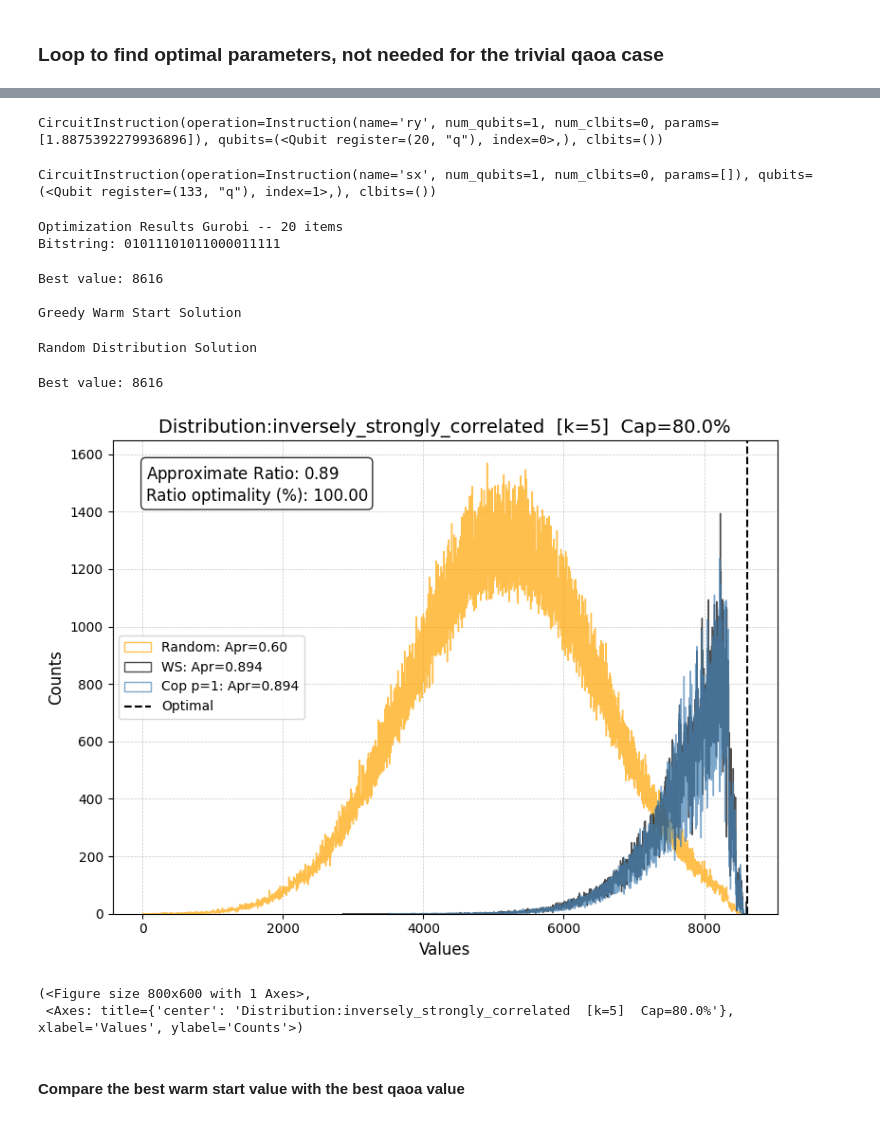
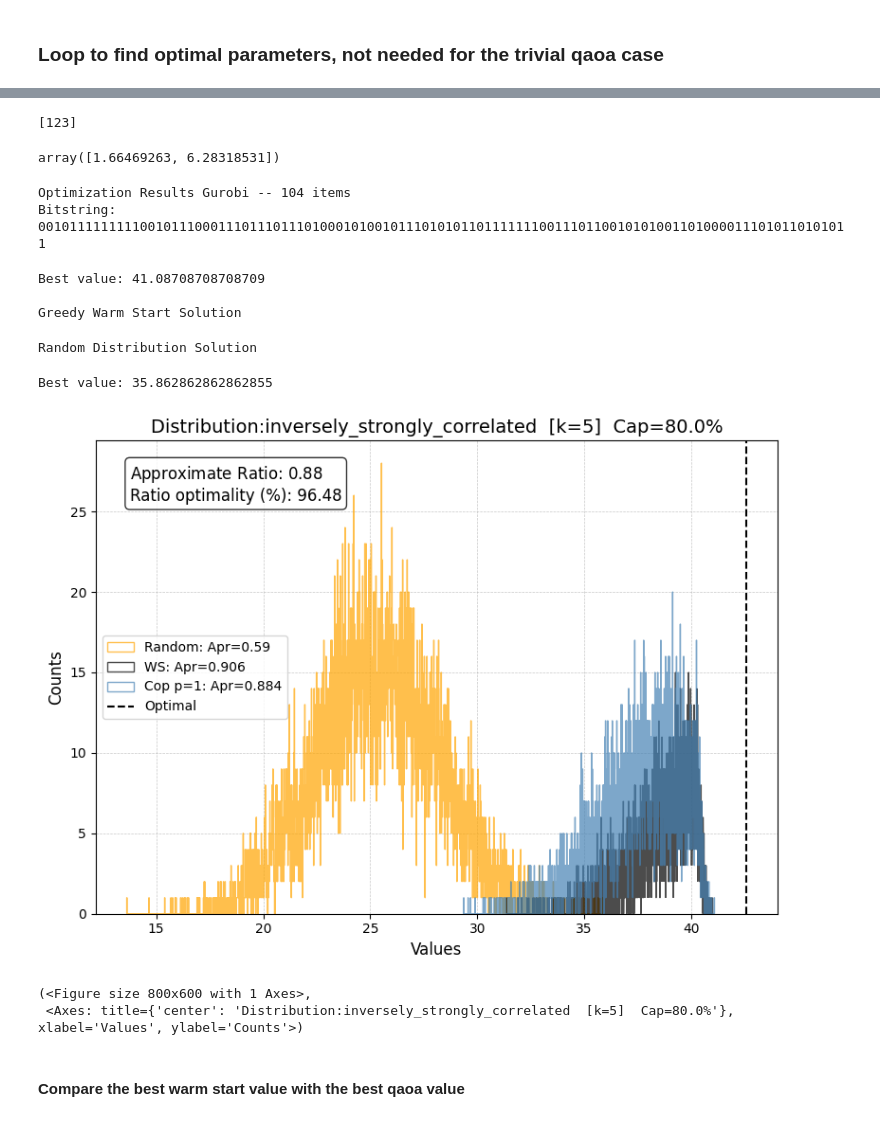
Before and after one commit to jhoule42/xQAOA_unit_commitment, a Jupyter notebook: ibrahim_test.ipynb, the cells around one changed output, grey strips where cells are left out. Drawn from its saved outputs; the diff is of its cells as text; code cells hidden in the pictures.

Commit message:
record latest qaoa results

```diff
--- a/ibrahim_test.ipynb
+++ b/ibrahim_test.ipynb
@@ -36,10 +36,9 @@ Backend Connected.
 # %%
 from qiskit.transpiler import generate_preset_pass_manager
 
-pm = generate_preset_pass_manager(optimization_level=3, backend=backend)
-#n = 104 # number of qubits
-n=20
-shots = 1000_000 # number of shots
+n = 104 # number of qubits
+pm = generate_preset_pass_manager(optimization_level=3, backend=backend)#, initial_layout=list(range(n)))
+shots = 10_000 # number of shots
 p = 1 # number of layers for the QAOA circuit
 load_factor = 0.8  # if set to None; random load between [0.25-0.75] max weight
 light_cone = True
@@ -53,6 +52,7 @@ bit_mapping = 'regular' # choose 'inverse' to solve UC
 
 # Generate values and weights for the current distributioné
 v, w = func_distribution(n)
+v = v/np.max(v)
 c = np.ceil(load_factor * sum(w)).astype(int)
 # %% [markdown]
 ### Define cost function, not sure if this is consistent with the cost unitary in the qaoa ansatz.
@@ -68,11 +68,11 @@ def cost_hamiltonian_paulis_op(n, v):
         z_string = ['I'] * n
         z_string[i] = 'Y'
         pauli_terms.append(''.join(z_string))
-        coeffs.append(-v[i])  # coefficient for -Z_i
+        coeffs.append(-v[i]/2)  # coefficient for -Z_i
 
     # # Add the identity part: sum_i v_i / 2
-    # pauli_terms.append('I' * n)
-    # coeffs.append(sum(v)/2)
+    pauli_terms.append('I' * n)
+    coeffs.append(sum(v)/2)
 
     return SparsePauliOp.from_list(list(zip(pauli_terms, coeffs)))
 
@@ -99,7 +99,7 @@ cost_qc = QuantumCircuit(n)
 mixer_qc = QuantumCircuit(n)
 
 cost_layer = optimizer_C.generate_cost_unitary(gamma=gamma[0])
-mixer_layer = optimizer_C.ring_copula_mixer(QuantumCircuit(n), p_dist_test,theta=-1, beta=beta[0])
+mixer_layer = optimizer_C.ring_copula_mixer(QuantumCircuit(n), p_dist,theta=-1, beta=beta[0])
 cost_qc.compose(cost_layer, inplace=True)
 mixer_qc.compose(mixer_layer, inplace=True)
 
@@ -121,21 +121,21 @@ basis_gates = backend.basis_gates
 
 # initialize noisy simulator
 estimator_mps = EstimatorV2(
-    options={"backend_options": {#"method": "matrix_product_state",
+    options={"backend_options": {"method": "matrix_product_state",
                                  "noise_model": nm,
                                  "coupling_map":coupling_map,
                                  },
                                })
 
 sampler_mps = SamplerV2(
-    options={"backend_options": {#"method": "matrix_product_state",
+    options={"backend_options": {"method": "matrix_product_state",
                                  "noise_model": nm,
                                  "coupling_map":coupling_map,
                                  },
                                  })
 
 print("Transpiling the circuit...")
-transpiled_circuit = pm.run(qaoa_ansatz.assign_parameters([0,0]))
+transpiled_circuit = pm.run(qaoa_ansatz)
 
 print(f"(Transpiled) Circuit depth: {transpiled_circuit.depth()}")
 print(f"(Transpiled) 2Q gates depth: {transpiled_circuit.depth(lambda x: (len(x.qubits)==2))}")
@@ -275,24 +279,21 @@ mapped_H_for_lc = cost_hamiltonian.apply_layout(transpiled_circuit.layout)
 # %%
 #pick out best final param
 
-#[i for i in range(len(x_vals)) if y_vals[i] == np.max(y_vals)]
+[i for i in range(len(x_vals)) if y_vals[i] == np.max(y_vals)]
+# %% [output]
+[123]
-# %%
-initial_state_qc.data[0]
-# %% [output]
-CircuitInstruction(operation=Instruction(name='ry', num_qubits=1, num_clbits=0, params=[1.8875392279936896]), qubits=(<Qubit register=(20, "q"), index=0>,), clbits=())
-# %%
-transpiled_circuit.data[0]
-# %% [output]
-CircuitInstruction(operation=Instruction(name='sx', num_qubits=1, num_clbits=0, params=[]), qubits=(<Qubit register=(133, "q"), index=1>,), clbits=())
+# %%
+x_vals[123]
+# %% [output]
+array([1.66469263, 6.28318531])
 # %%
 from scripts.utils.kp_utils import probabilty_success
 
 est = False
 
 if light_cone:
-    #opt_circuit_lc = transpiled_circuit
-    #opt_circuit_lc = initial_state_qc
-    opt_circuit_lc= qaoa_ansatz.assign_parameters([0,0])
+    opt_circuit_lc = transpiled_circuit.assign_parameters([1.66469263, 6.28318531])
+
     if est:
         job_lc = estimator_mps.run([(opt_circuit_lc, mapped_H_for_lc)])
     else:
@@ -384,38 +385,38 @@ print(f"Best value: {max(dict_bit_values_random.keys())}")
 data_dict = {
 f"Random: Apr={aprox_ratio_random:.2f}": dict_bit_values_random,
    f"WS: Apr={aprox_ratio_ws:.3f}": dict_bit_values_ws,
    f"Cop p=1: Apr={aprox_ratio:.3f}": dict_bit_values_lc_rev,
 }
 # Custom colors
 colors = {
     f"Random: Apr={aprox_ratio_random:.2f}": "orange",
     f"WS: Apr={aprox_ratio_ws:.3f}": 'black',
     f"Cop p=1: Apr={aprox_ratio:.3f}": "steelblue",
 }
 # Annotations
 annotations = {
    r"$\mathrm{Approximate\ Ratio}$": np.round(aprox_ratio, 2),
    "Ratio optimality (%)": np.round(best_value /value_opt *100, 2),
 }
 plot_multiple_distributions(
     data_dict=data_dict,
     min_cost=value_opt,
     colors=colors,
     nb_bins=2000,
     log=False,
     annotations=annotations,
     figsize=(8, 6),
     title=f"Distribution:{func_distribution.__name__[9:]}  [k={k_range}]  Cap={load_factor*100}%"
 )
 # %% [output]
-Optimization Results Gurobi -- 20 items
-Bitstring: 01011101011000011111
+Optimization Results Gurobi -- 104 items
+Bitstring: 00101111111110010111000111011101110100010100101110101011011111110011101100101010011010000111010110101011
-Best value: 8616
+Best value: 41.08708708708709
 
 Greedy Warm Start Solution
 Random Distribution Solution
-Best value: 8616
+Best value: 35.862862862862855
-[figure, old version]
+[figure, new version]
 (<Figure size 800x600 with 1 Axes>,
  <Axes: title={'center': 'Distribution:inversely_strongly_correlated  [k=5]  Cap=80.0%'}, xlabel='Values', ylabel='Counts'>)
 # %% [markdown]
```
Also changed, not shown: parts of 10 cells of this notebook, 3 other files.
